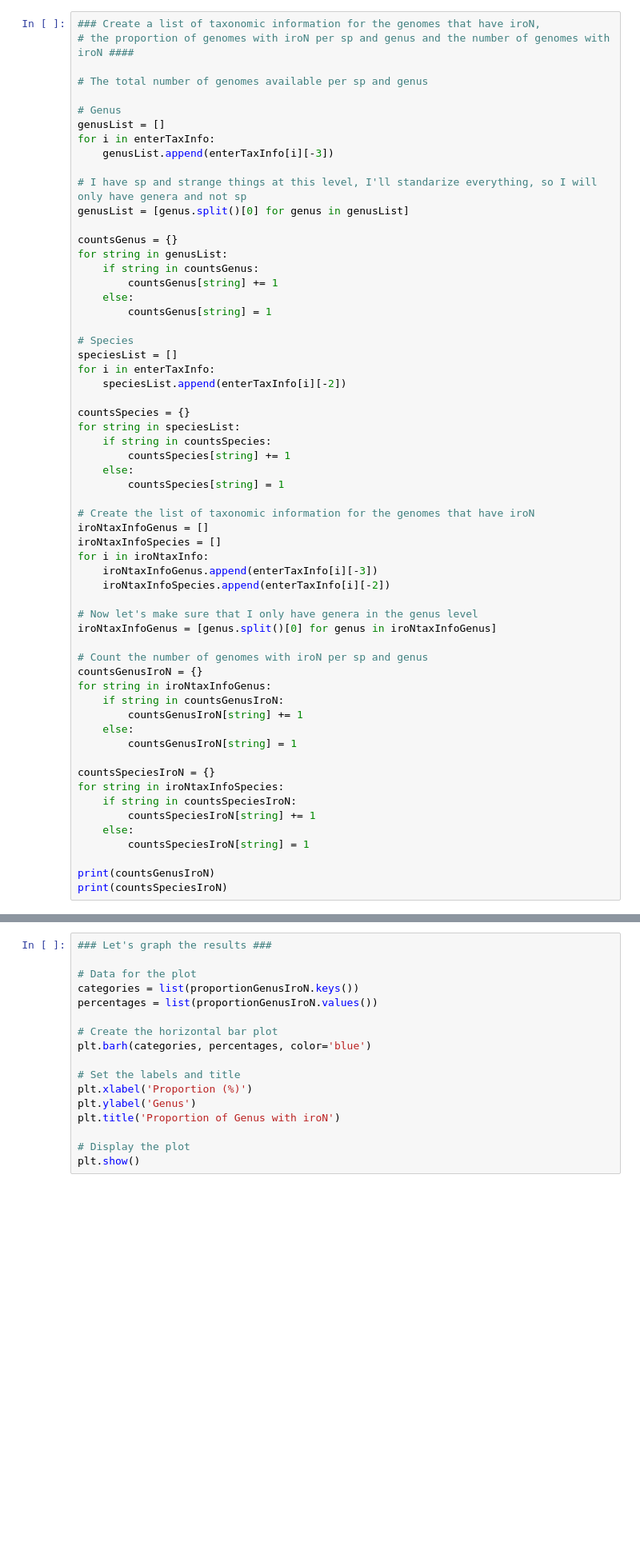
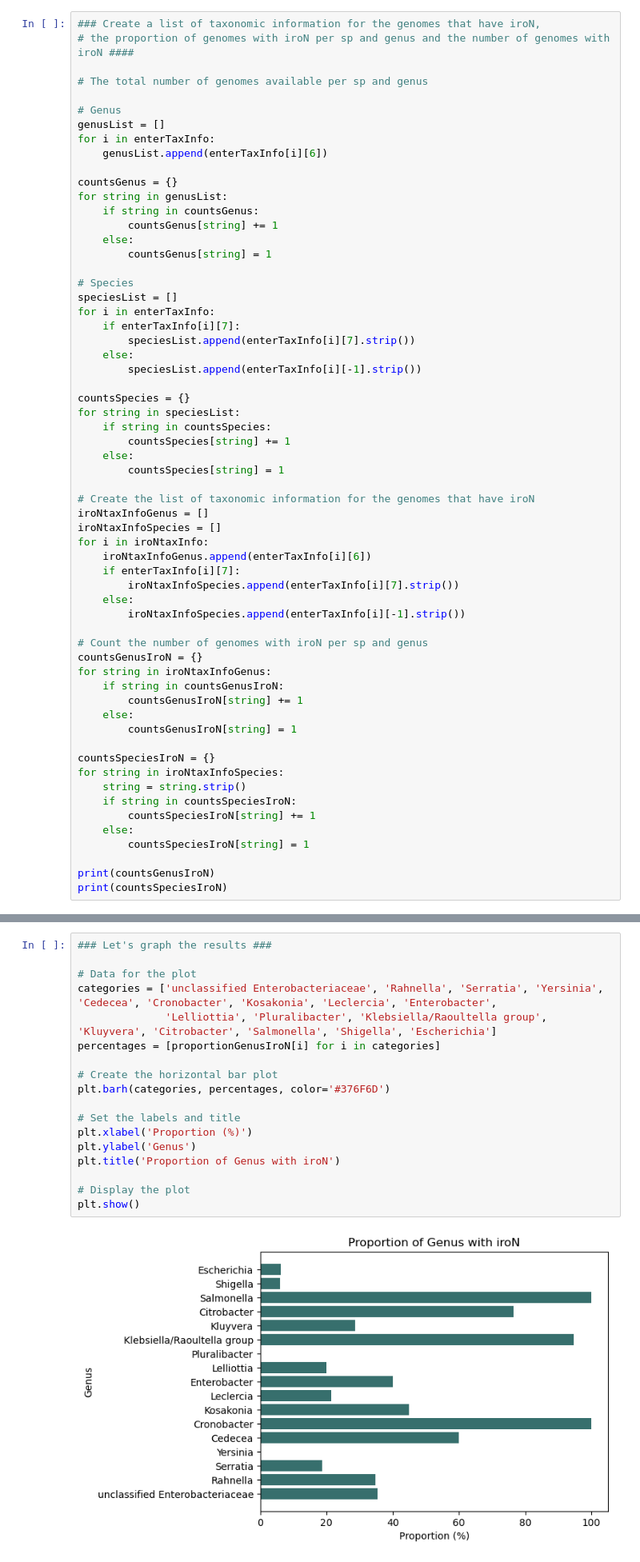
Before and after one commit to Eugenio-Molphe/IroN-project, a Jupyter notebook: Scripts_Results_Report/get_taxonomic_information.ipynb, the cells around one changed output, grey strips where cells are left out. Shown at 80% size. Saved outputs shown, nothing was run; the diff lists cells and outputs as text; blank space fills up the shorter version.

Commit message:
Redid everything, there was a mistake on a seq, now it's good

```diff
--- a/Scripts_Results_Report/get_taxonomic_information.ipynb
+++ b/Scripts_Results_Report/get_taxonomic_information.ipynb
@@ -75,10 +79,7 @@ print(len(iroNtaxInfo))
 # Genus
 genusList = []
 for i in enterTaxInfo:
-    genusList.append(enterTaxInfo[i][-3])
-
-# I have sp and strange things at this level, I'll standarize everything, so I will only have genera and not sp
-genusList = [genus.split()[0] for genus in genusList]
+    genusList.append(enterTaxInfo[i][6])
 
 countsGenus = {}
 for string in genusList:
@@ -90,7 +91,10 @@ for string in genusList:
 # Species
 speciesList = []
 for i in enterTaxInfo:
-    speciesList.append(enterTaxInfo[i][-2])
+    if enterTaxInfo[i][7]:
+        speciesList.append(enterTaxInfo[i][7].strip())
+    else:
+        speciesList.append(enterTaxInfo[i][-1].strip())
 
 countsSpecies = {}
 for string in speciesList:
@@ -103,11 +107,11 @@ for string in speciesList:
 iroNtaxInfoGenus = []
 iroNtaxInfoSpecies = []
 for i in iroNtaxInfo:
-    iroNtaxInfoGenus.append(enterTaxInfo[i][-3])
-    iroNtaxInfoSpecies.append(enterTaxInfo[i][-2])
-
-# Now let's make sure that I only have genera in the genus level
-iroNtaxInfoGenus = [genus.split()[0] for genus in iroNtaxInfoGenus]
+    iroNtaxInfoGenus.append(enterTaxInfo[i][6])
+    if enterTaxInfo[i][7]:
+        iroNtaxInfoSpecies.append(enterTaxInfo[i][7].strip())
+    else:
+        iroNtaxInfoSpecies.append(enterTaxInfo[i][-1].strip())
 
 # Count the number of genomes with iroN per sp and genus
 countsGenusIroN = {}
@@ -119,6 +123,7 @@ for string in iroNtaxInfoGenus:
 
 countsSpeciesIroN = {}
 for string in iroNtaxInfoSpecies:
+    string = string.strip()
     if string in countsSpeciesIroN:
         countsSpeciesIroN[string] += 1
     else:
@@ -233,20 +254,23 @@ print(proportionSpeciesIroN)
 # %%
 ### Let's graph the results ###
 
 # Data for the plot
-categories = list(proportionGenusIroN.keys())
-percentages = list(proportionGenusIroN.values())
+categories = ['unclassified Enterobacteriaceae', 'Rahnella', 'Serratia', 'Yersinia', 'Cedecea', 'Cronobacter', 'Kosakonia', 'Leclercia', 'Enterobacter',
+              'Lelliottia', 'Pluralibacter', 'Klebsiella/Raoultella group', 'Kluyvera', 'Citrobacter', 'Salmonella', 'Shigella', 'Escherichia']
+percentages = [proportionGenusIroN[i] for i in categories]
 
 # Create the horizontal bar plot
-plt.barh(categories, percentages, color='blue')
+plt.barh(categories, percentages, color='#376F6D')
 
 # Set the labels and title
 plt.xlabel('Proportion (%)')
 plt.ylabel('Genus')
 plt.title('Proportion of Genus with iroN')
 
 # Display the plot
 plt.show()
+# %% [output]
+[figure, added]
 # %%
 ### Let's save the results ###
 
```
Also changed, not shown: parts of 13 cells of this notebook, 6 other files.
